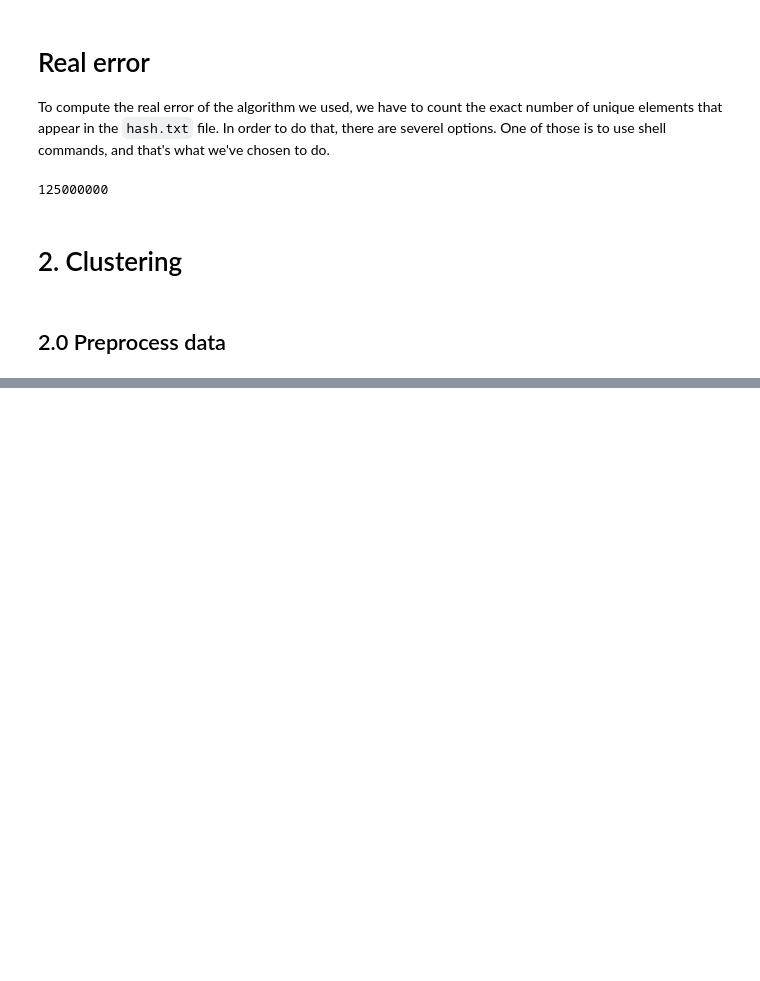
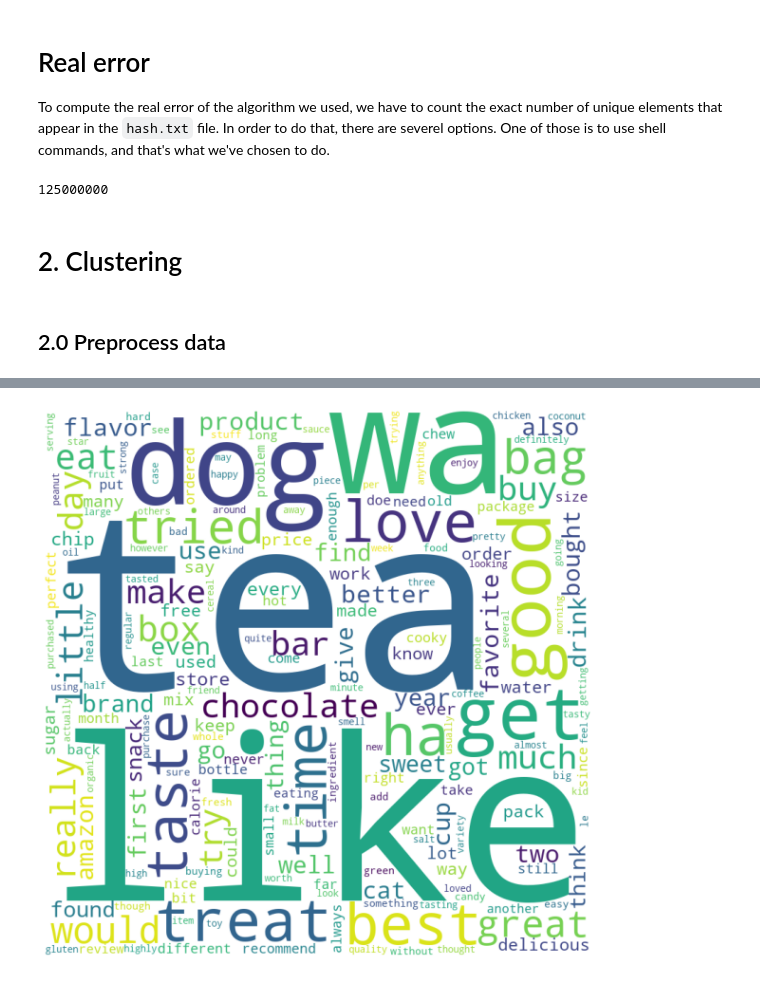
Before and after one commit to mikcnt/adm-homework-4, a Jupyter notebook: main.ipynb, the cells around one changed output, grey strips where cells are left out. Cells and saved outputs as stored; diff of their text form; code cells hidden in the pictures; blank space fills up the shorter version.

```diff
--- a/main.ipynb
+++ b/main.ipynb
@@ -94,0 +153,2 @@ data.to_csv('./data/clean_data.csv')
+# %%
+test = corpus[np.where(labels == 3)[0]]
@@ -94,0 +162,18 @@ data.to_csv('./data/clean_data.csv')
+# %%
+feature_names = vect.get_feature_names()
+dense = vecs.todense()
+lst1 = dense.tolist()
+df = pd.DataFrame(lst1, columns=feature_names)
+# %%
+Cloud = WordCloud(width = 800, height = 800,
+                background_color ='white',
+                min_font_size = 10).generate_from_frequencies(df.T.sum(axis=1))
+# %%
+plt.figure(figsize = (8, 8), facecolor = None)
+plt.imshow(Cloud)
+plt.axis("off")
+plt.tight_layout(pad = 0)
+
+plt.show()
+# %% [output]
+[figure, added]
```
Also changed, not shown: parts of 16 cells of this notebook.
